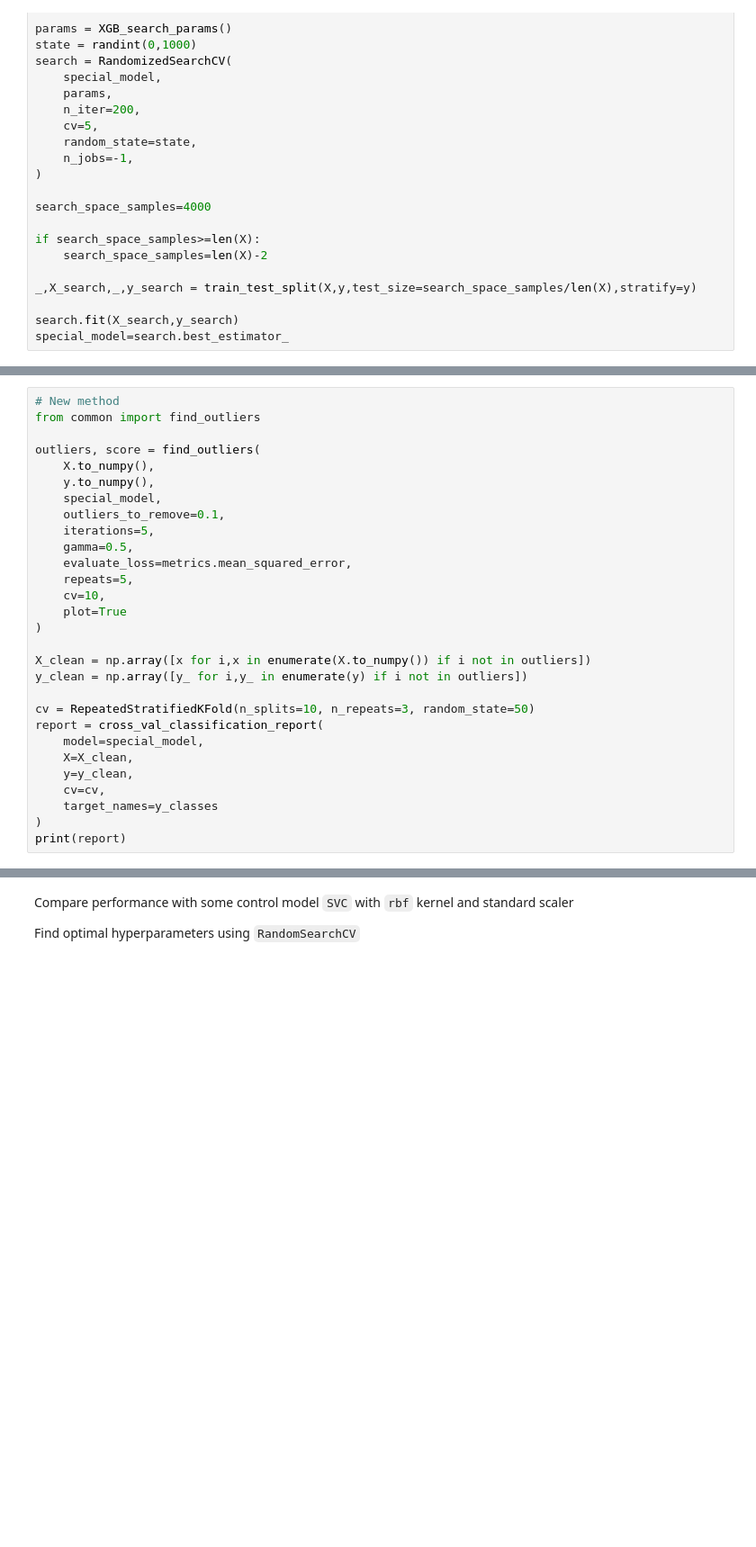
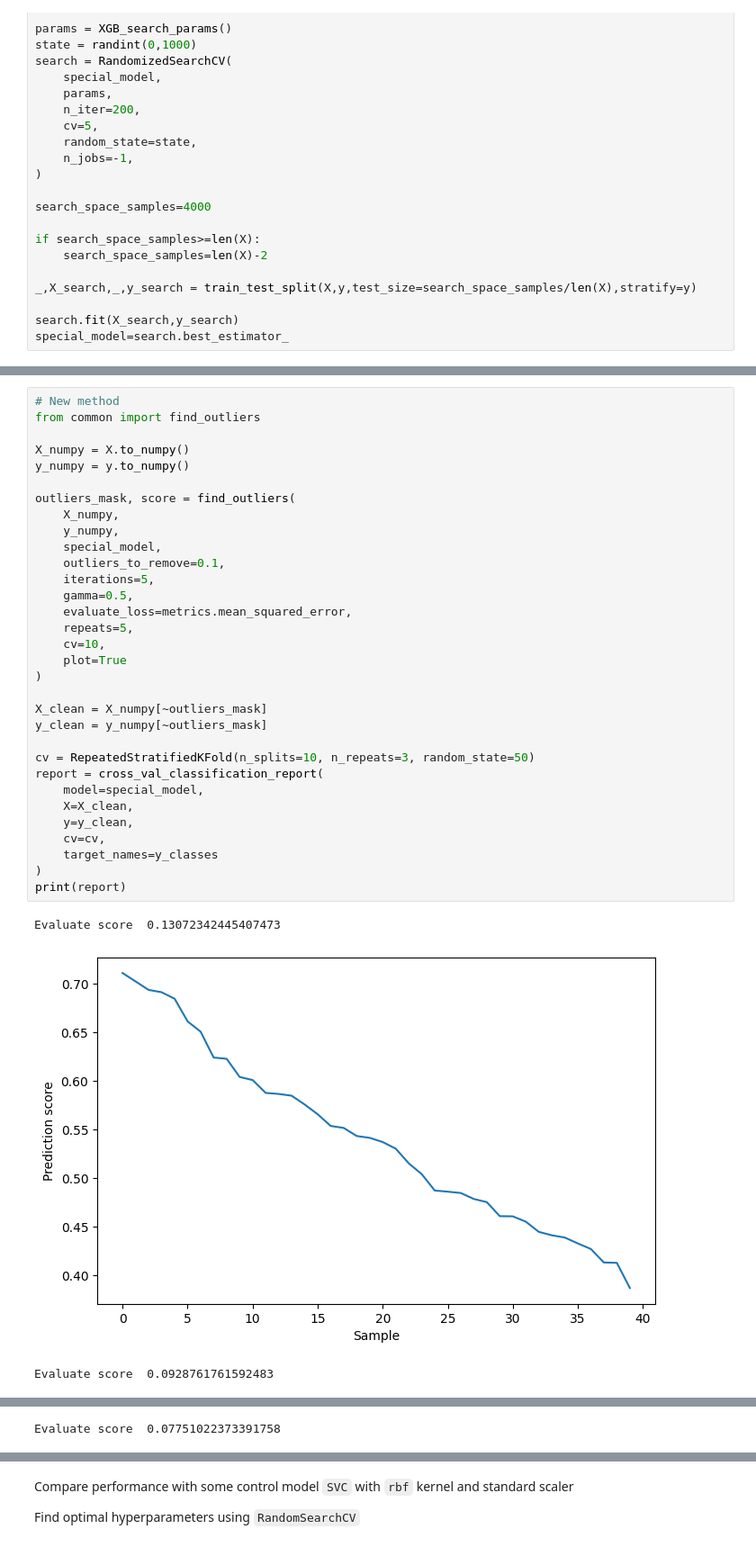
Before and after one commit to Kemsekov/python-outliers-detector, a Jupyter notebook: outlier_classification.ipynb, the cells around one changed output, grey strips where cells are left out. Shown at 90% size. Saved outputs shown, nothing was run; the diff lists cells and outputs as text; blank space fills up the shorter version.

```diff
--- a/outlier_classification.ipynb
+++ b/outlier_classification.ipynb
@@ -81,29 +90,36 @@ print(report)
 # %%
 # New method
 from common import find_outliers
 
-outliers, score = find_outliers(
-    X.to_numpy(),
-    y.to_numpy(),
+X_numpy = X.to_numpy()
+y_numpy = y.to_numpy()
+
+outliers_mask, score = find_outliers(
+    X_numpy,
+    y_numpy,
     special_model,
     outliers_to_remove=0.1,
     iterations=5,
     gamma=0.5,
     evaluate_loss=metrics.mean_squared_error,
     repeats=5,
     cv=10,
     plot=True
 )
 
-X_clean = np.array([x for i,x in enumerate(X.to_numpy()) if i not in outliers])
-y_clean = np.array([y_ for i,y_ in enumerate(y) if i not in outliers])
+X_clean = X_numpy[~outliers_mask]
+y_clean = y_numpy[~outliers_mask]
 
 cv = RepeatedStratifiedKFold(n_splits=10, n_repeats=3, random_state=50)
 report = cross_val_classification_report(
     model=special_model,
     X=X_clean,
     y=y_clean,
     cv=cv,
     target_names=y_classes
 )
 print(report)
+# %% [output]
+Evaluate score  0.13072342445407473
+[figure, added]
+Evaluate score  0.0928761761592483
@@ -109,0 +127 @@ print(report)
+Evaluate score  0.07751022373391758
```
Also changed, not shown: parts of 2 cells of this notebook, 2 other files.
